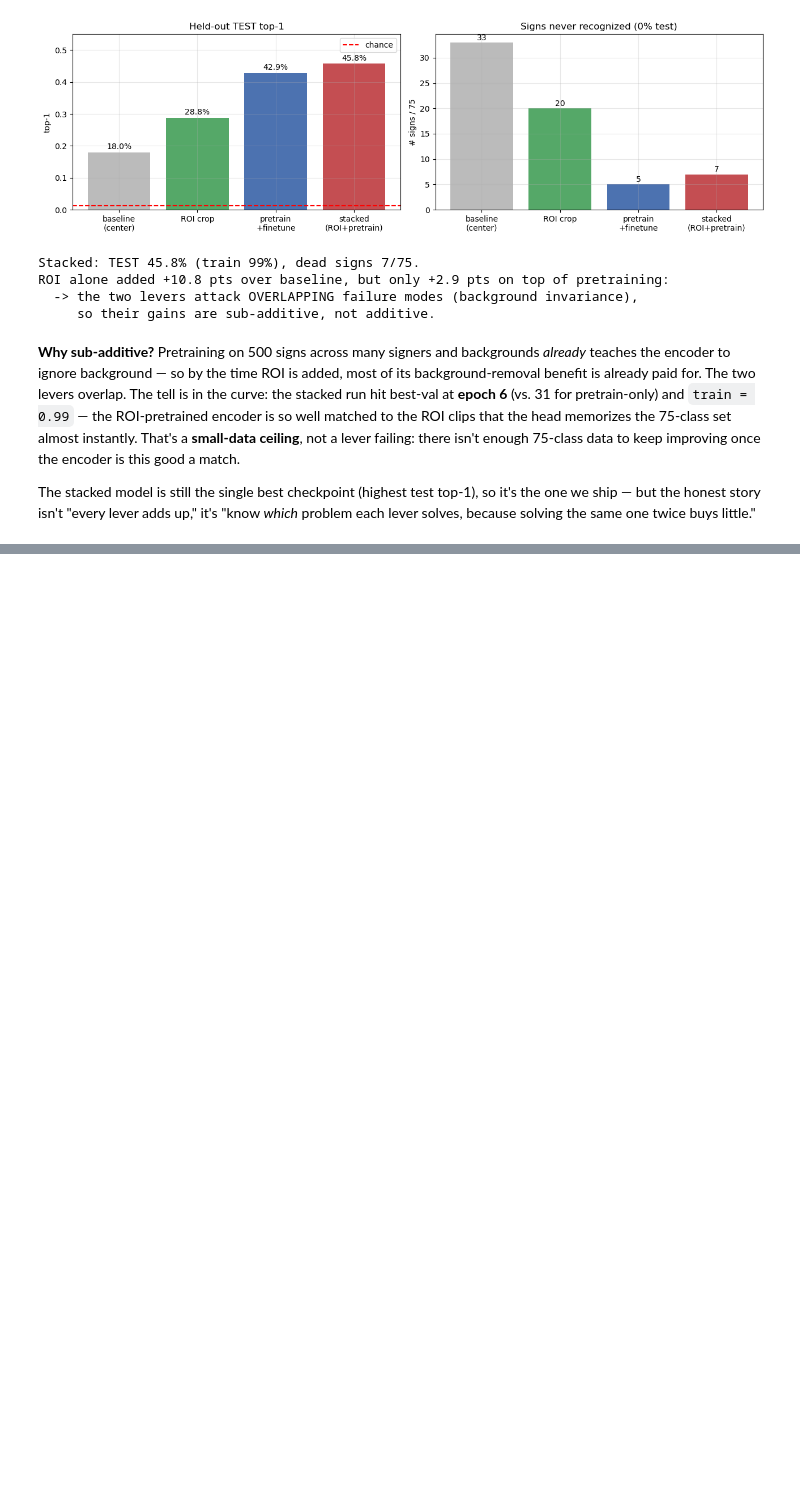
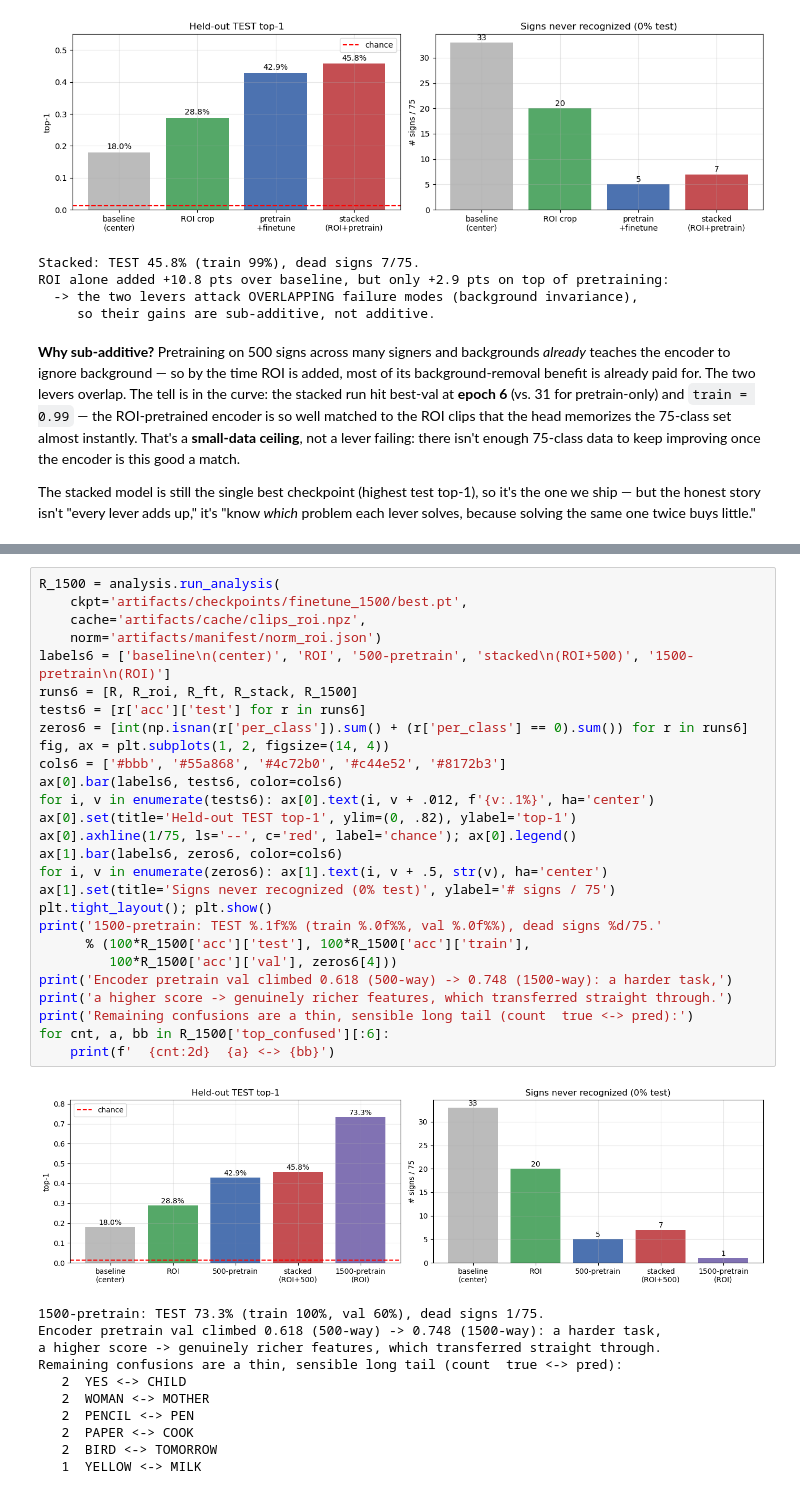
Before and after one commit to rikkiiwang/asl-learning, a Jupyter notebook: model/notebooks/model_story.ipynb, the cells around one changed output, grey strips where cells are left out. Cells and saved outputs as stored; diff of their text form; blank space fills up the shorter version.

```diff
--- a/model/notebooks/model_story.ipynb
+++ b/model/notebooks/model_story.ipynb
@@ -383,0 +356,39 @@ already de-risked (PyTorch → ONNX verified; quantized ≈ 0.5 MB, far under th
+# %%
+R_1500 = analysis.run_analysis(
+    ckpt='artifacts/checkpoints/finetune_1500/best.pt',
+    cache='artifacts/cache/clips_roi.npz',
+    norm='artifacts/manifest/norm_roi.json')
+labels6 = ['baseline\n(center)', 'ROI', '500-pretrain', 'stacked\n(ROI+500)', '1500-pretrain\n(ROI)']
+runs6 = [R, R_roi, R_ft, R_stack, R_1500]
+tests6 = [r['acc']['test'] for r in runs6]
+zeros6 = [int(np.isnan(r['per_class']).sum() + (r['per_class'] == 0).sum()) for r in runs6]
+fig, ax = plt.subplots(1, 2, figsize=(14, 4))
+cols6 = ['#bbb', '#55a868', '#4c72b0', '#c44e52', '#8172b3']
+ax[0].bar(labels6, tests6, color=cols6)
+for i, v in enumerate(tests6): ax[0].text(i, v + .012, f'{v:.1%}', ha='center')
+ax[0].set(title='Held-out TEST top-1', ylim=(0, .82), ylabel='top-1')
+ax[0].axhline(1/75, ls='--', c='red', label='chance'); ax[0].legend()
+ax[1].bar(labels6, zeros6, color=cols6)
+for i, v in enumerate(zeros6): ax[1].text(i, v + .5, str(v), ha='center')
+ax[1].set(title='Signs never recognized (0% test)', ylabel='# signs / 75')
+plt.tight_layout(); plt.show()
+print('1500-pretrain: TEST %.1f%% (train %.0f%%, val %.0f%%), dead signs %d/75.'
+      % (100*R_1500['acc']['test'], 100*R_1500['acc']['train'],
+         100*R_1500['acc']['val'], zeros6[4]))
+print('Encoder pretrain val climbed 0.618 (500-way) -> 0.748 (1500-way): a harder task,')
+print('a higher score -> genuinely richer features, which transferred straight through.')
+print('Remaining confusions are a thin, sensible long tail (count  true <-> pred):')
+for cnt, a, bb in R_1500['top_confused'][:6]:
+    print(f'  {cnt:2d}  {a} <-> {bb}')
+# %% [output]
+[figure, added]
+1500-pretrain: TEST 73.3% (train 100%, val 60%), dead signs 1/75.
+Encoder pretrain val climbed 0.618 (500-way) -> 0.748 (1500-way): a harder task,
+a higher score -> genuinely richer features, which transferred straight through.
+Remaining confusions are a thin, sensible long tail (count  true <-> pred):
+   2  YES <-> CHILD
+   2  WOMAN <-> MOTHER
+   2  PENCIL <-> PEN
+   2  PAPER <-> COOK
+   2  BIRD <-> TOMORROW
+   1  YELLOW <-> MILK
```
Also changed, not shown: parts of 3 cells of this notebook, 2 other files.
